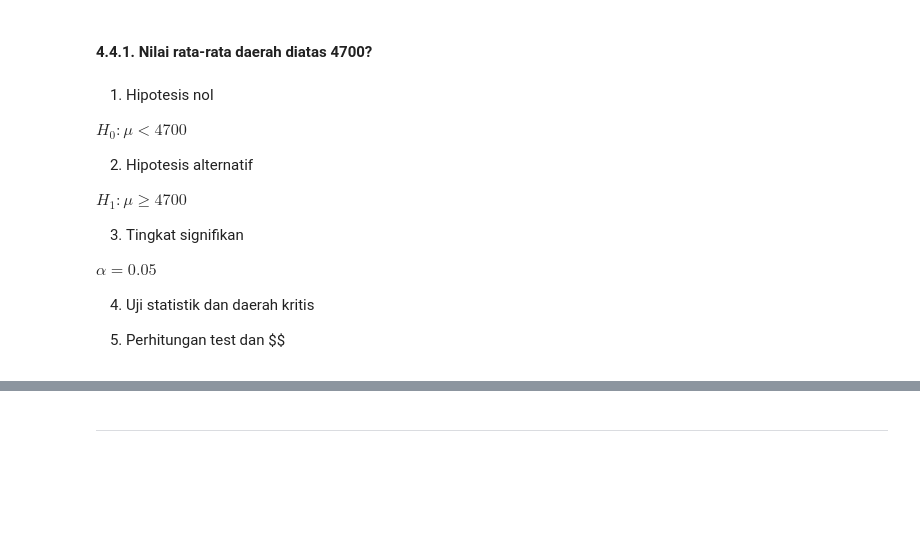
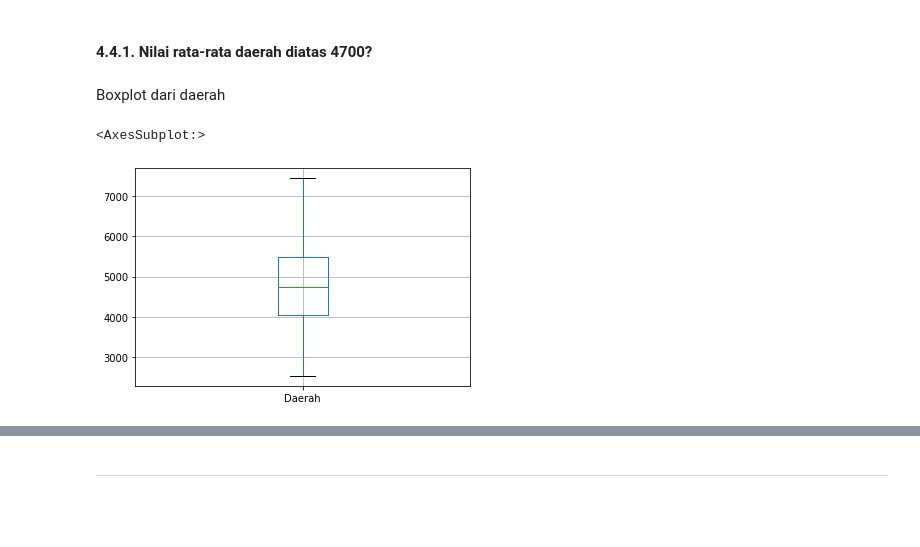
Before and after one commit to Lock1/IF2220-Probstat, a Jupyter notebook: TubesProbstat.ipynb, the cells around one changed output, grey strips where cells are left out. Saved outputs shown, nothing was run; the diff lists cells and outputs as text; code cells hidden in the pictures; blank space fills up the shorter version.

```diff
--- a/TubesProbstat.ipynb
+++ b/TubesProbstat.ipynb
@@ -700,19 +700,10 @@ Menampilkan juga boxplotnya untuk kolom / bagian yang bersesuaian.
 ***
 # %% [markdown]
 #### 4.4.1. Nilai rata-rata daerah diatas 4700?
-# %% [markdown]
-1. Hipotesis nol
-
-$H_0 : \mu < 4700$
-
-2. Hipotesis alternatif
-
-$H_1 : \mu \geq 4700$
-
-3. Tingkat signifikan
-
-$\alpha = 0.05$
-
-4. Uji statistik dan daerah kritis
-
-5. Perhitungan test dan $$
+# %% [markdown]
+Boxplot dari daerah
+# %%
+dataset.boxplot(["Daerah"])
+# %% [output]
+<AxesSubplot:>
+[figure, added]
```
Also changed, not shown: parts of 32 cells of this notebook, 1 other file.
